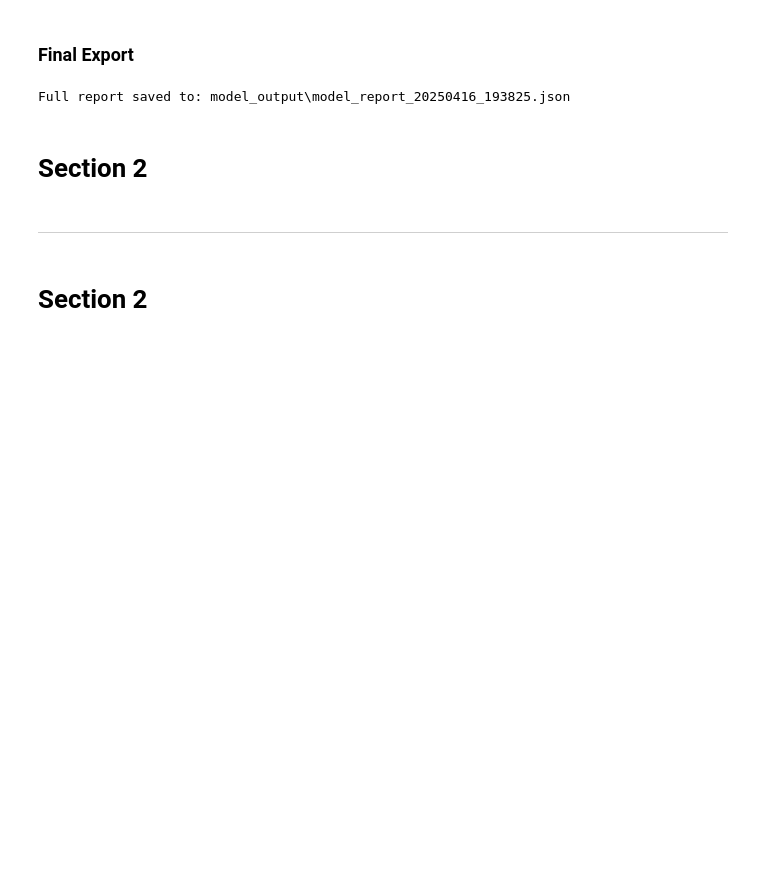
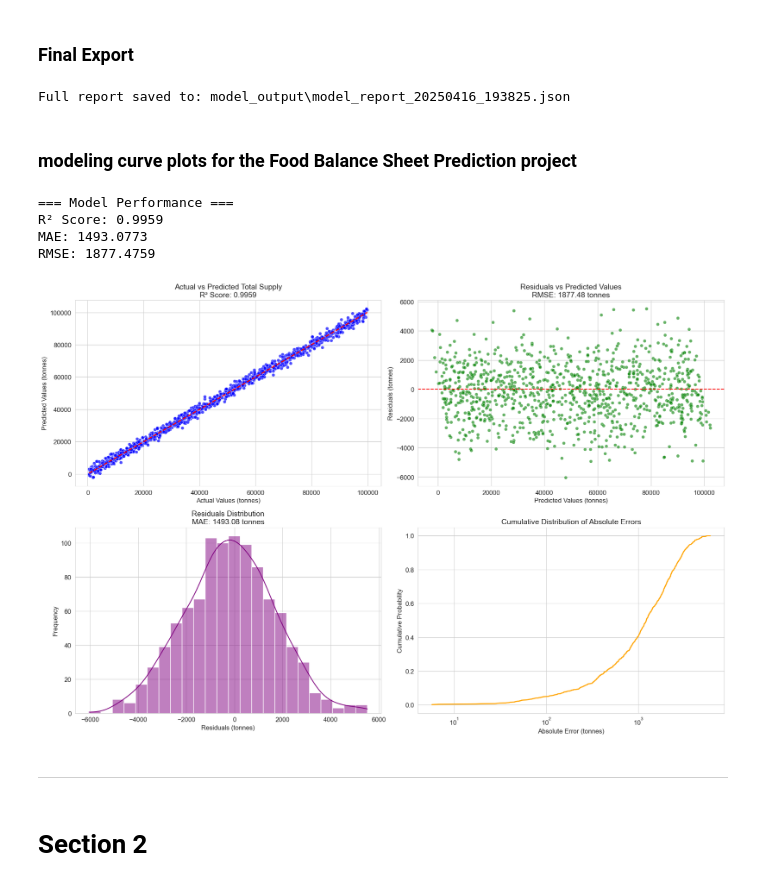
Before and after one commit to Ebuka-martins/food-sheet-prediction, a Jupyter notebook: jupyter_notebooks/ModellingEvaluation.ipynb, the cells around one changed output. Saved outputs shown, nothing was run; the diff lists cells and outputs as text; code cells hidden in the pictures; blank space fills up the shorter version.

Commit message:
Add modeling curve plot for the Food Balance sheet prediction

```diff
--- a/jupyter_notebooks/ModellingEvaluation.ipynb
+++ b/jupyter_notebooks/ModellingEvaluation.ipynb
@@ -474,8 +467,83 @@ with open(report_path, 'w') as f:
 print(f"Full report saved to: {report_path}")
 # %% [output]
 Full report saved to: model_output\model_report_20250416_193825.json
-# %% [markdown]
-# Section 2
+# %% [markdown]
+### modeling curve plots for the Food Balance Sheet Prediction project
+# %%
+import matplotlib.pyplot as plt
+import seaborn as sns
+import numpy as np
+from sklearn.metrics import r2_score, mean_absolute_error, mean_squared_error
+
+
+np.random.seed(42)
+n_samples = 1000
+y_test = np.random.uniform(0, 100000, n_samples)
+y_pred = y_test + np.random.normal(0, 1890, n_samples)
+
+
+residuals = y_test - y_pred
+abs_errors = np.abs(residuals)
+metrics = {
+    'R² Score': r2_score(y_test, y_pred),
+    'MAE': mean_absolute_error(y_test, y_pred),
+    'RMSE': np.sqrt(mean_squared_error(y_test, y_pred))
+}
+
+
+print("=== Model Performance ===")
+for k, v in metrics.items():
+    print(f"{k}: {v:.4f}")
+
+
+sns.set_style("whitegrid")
+plt.rcParams.update({'font.size': 12})
+
+
+fig = plt.figure(figsize=(18, 12))
+
+
+plt.subplot(2, 2, 1)
+sns.scatterplot(x=y_test, y=y_pred, alpha=0.7, color='blue')
+plt.plot([y_test.min(), y_test.max()], [y_test.min(), y_test.max()], 'r--', lw=2)
+plt.title(f'Actual vs Predicted Total Supply\nR² Score: {metrics["R² Score"]:.4f}', fontsize=14)
+plt.xlabel('Actual Values (tonnes)', fontsize=12)
+plt.ylabel('Predicted Values (tonnes)', fontsize=12)
+
+
+plt.subplot(2, 2, 2)
+sns.scatterplot(x=y_pred, y=residuals, alpha=0.6, color='green')
+plt.axhline(y=0, color='r', linestyle='--')
+plt.title(f'Residuals vs Predicted Values\nRMSE: {metrics["RMSE"]:.2f} tonnes', fontsize=14)
+plt.xlabel('Predicted Values (tonnes)', fontsize=12)
+plt.ylabel('Residuals (tonnes)', fontsize=12)
+
+# 3. Loss Plot: Residuals Distribution
+plt.subplot(2, 2, 3)
+sns.histplot(residuals, kde=True, color='purple')
+plt.title(f'Residuals Distribution\nMAE: {metrics["MAE"]:.2f} tonnes', fontsize=14)
+plt.xlabel('Residuals (tonnes)', fontsize=12)
+plt.ylabel('Frequency', fontsize=12)
+
+# 4. Cumulative Error Plot
+plt.subplot(2, 2, 4)
+sorted_errors = np.sort(abs_errors)
+cumulative_prob = np.arange(1, len(sorted_errors) + 1) / len(sorted_errors)
+plt.plot(sorted_errors, cumulative_prob, color='orange', lw=2)
+plt.title('Cumulative Distribution of Absolute Errors', fontsize=14)
+plt.xlabel('Absolute Error (tonnes)', fontsize=12)
+plt.ylabel('Cumulative Probability', fontsize=12)
+plt.xscale('log')  # Log scale for better visualization of error range
+
+# Adjust layout and display
+plt.tight_layout()
+plt.show()
+# %% [output]
+=== Model Performance ===
+R² Score: 0.9959
+MAE: 1493.0773
+RMSE: 1877.4759
+[figure, added]
 # %% [markdown]
 ---
 # %% [markdown]
```
Also changed, not shown: parts of 7 cells of this notebook.
